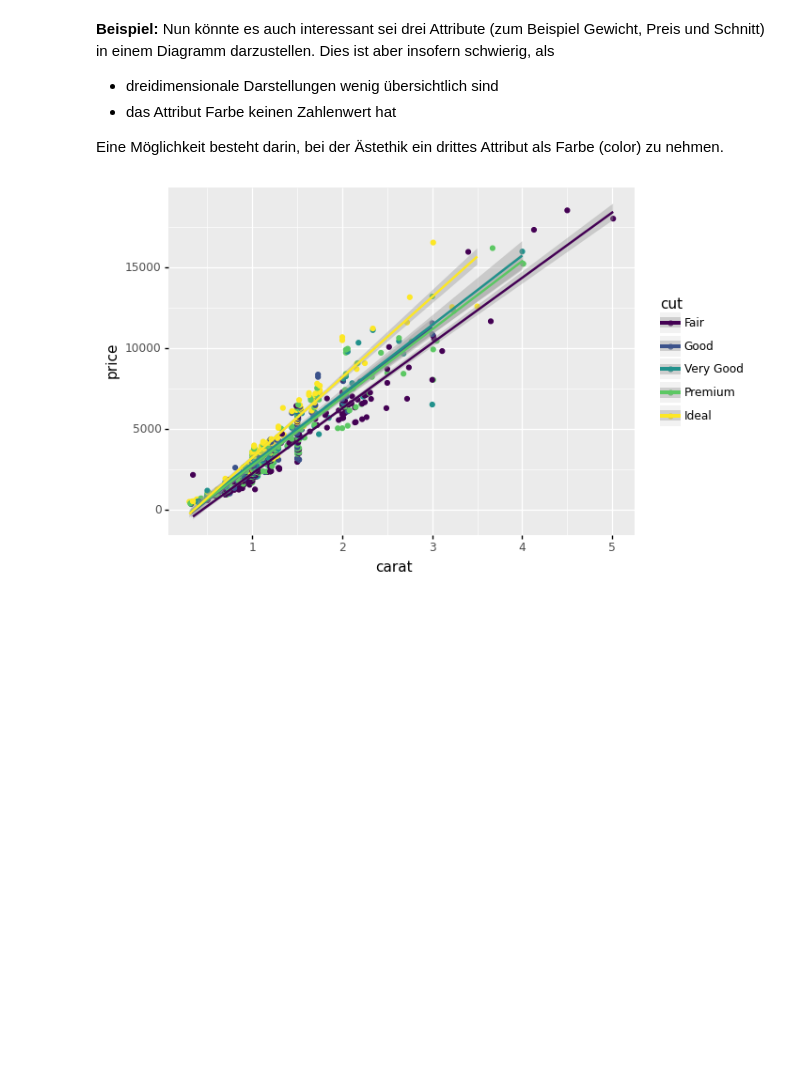
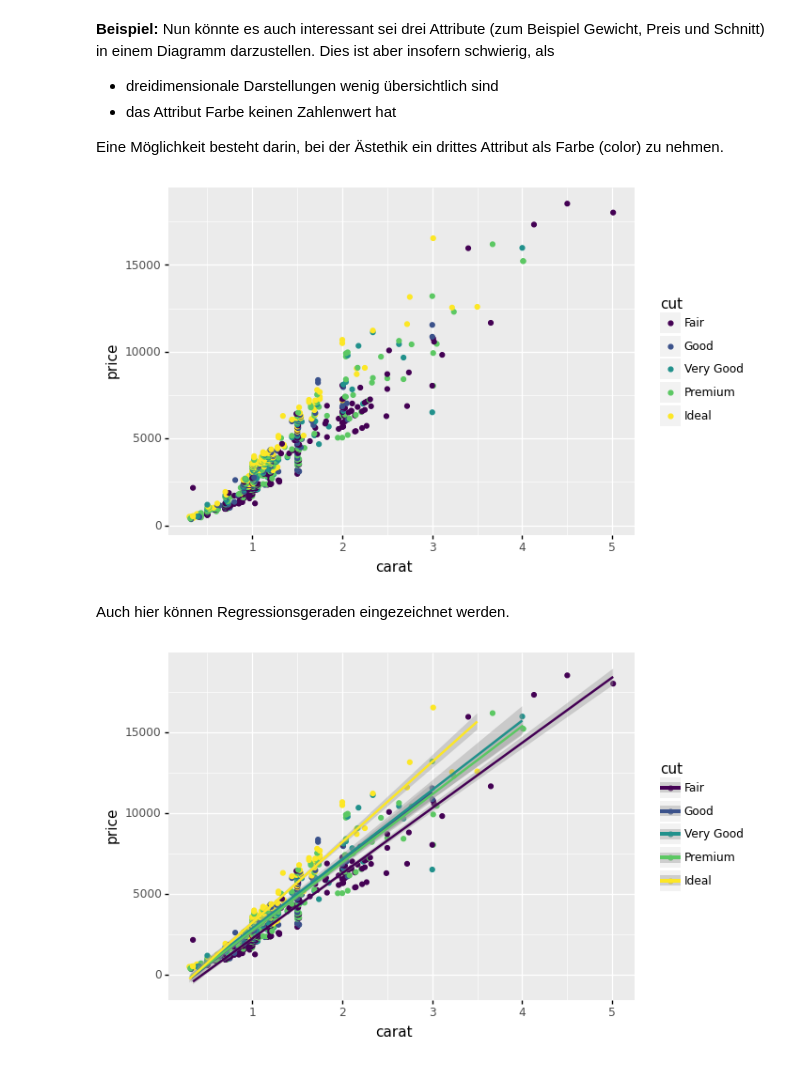
Before and after one commit to andreasstoll/2AM, a Jupyter notebook: ggplot.ipynb, the cells around one changed output. Drawn from its saved outputs; the diff is of its cells as text; code cells hidden in the pictures; blank space fills up the shorter version.

```diff
--- a/ggplot.ipynb
+++ b/ggplot.ipynb
@@ -135,6 +143,14 @@ print(ggplot_objekt)
 - das Attribut Farbe keinen Zahlenwert hat
 
 Eine Möglichkeit besteht darin, bei der Ästethik ein drittes Attribut als Farbe (color) zu nehmen.
+# %%
+ggplot_objekt = ggplot(diamonds_i1,x="carat",y="price",color="cut")
+ggplot_objekt = ggplot_objekt+geom_point()
+print(ggplot_objekt)
+# %% [output]
+[figure, added]
+# %% [markdown]
+Auch hier können Regressionsgeraden eingezeichnet werden.
 # %%
 ggplot_objekt = ggplot(diamonds_i1,x="carat",y="price",color="cut")
 ggplot_objekt = ggplot_objekt+geom_point()+stat_linreg()
```
Also changed, not shown: parts of 18 cells of this notebook, 2 other files.
